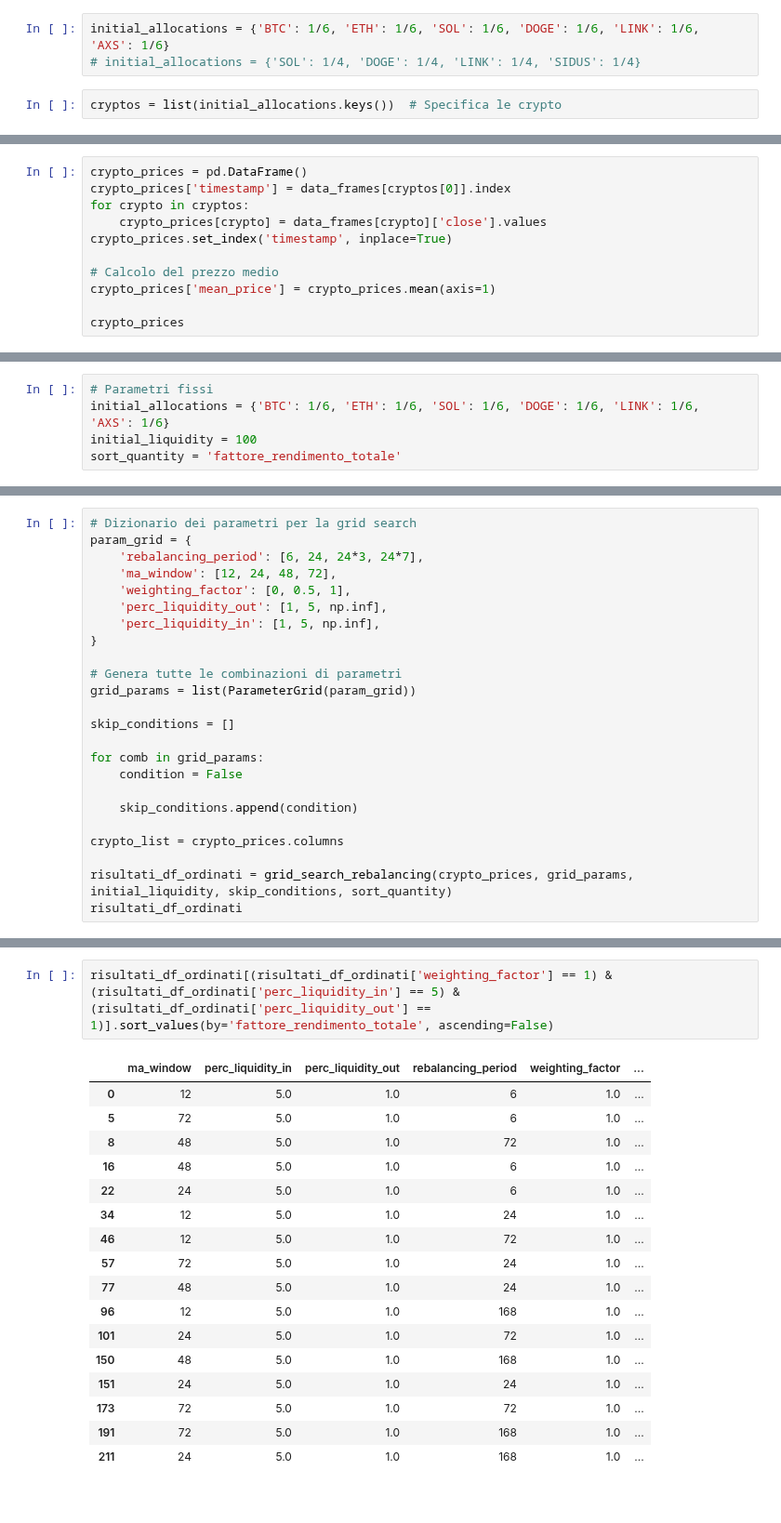
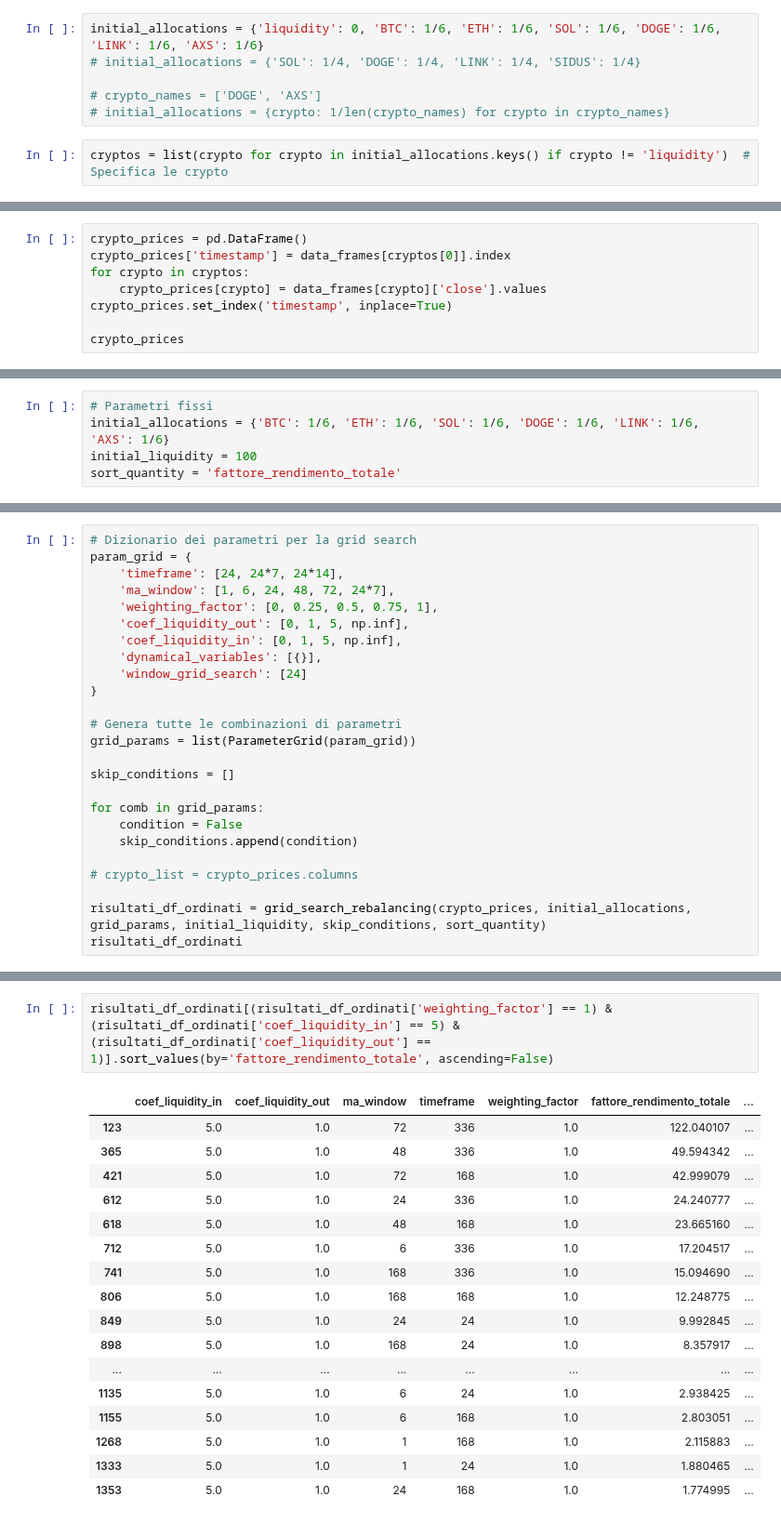
Before and after one commit to AleImbri/Crypto-strategies-simulations, a Jupyter notebook: Rotazione multi-asset con medie mobili.ipynb, the cells around one changed output, grey strips where cells are left out. Shown at 93% size. Cells and saved outputs as stored; diff of their text form.

Commit message:
Aggiornamenti importanti con parametri dinamici a Rotazione multi-asset con medie mobili

```diff
--- a/Rotazione multi-asset con medie mobili.ipynb
+++ b/Rotazione multi-asset con medie mobili.ipynb
@@ -504,8 +844,11 @@ def simulate_trading_strategy(
 # %%
-initial_allocations = {'BTC': 1/6, 'ETH': 1/6, 'SOL': 1/6, 'DOGE': 1/6, 'LINK': 1/6, 'AXS': 1/6}
+initial_allocations = {'liquidity': 0, 'BTC': 1/6, 'ETH': 1/6, 'SOL': 1/6, 'DOGE': 1/6, 'LINK': 1/6, 'AXS': 1/6}
 # initial_allocations = {'SOL': 1/4, 'DOGE': 1/4, 'LINK': 1/4, 'SIDUS': 1/4}
+
+# crypto_names = ['DOGE', 'AXS']
+# initial_allocations = {crypto: 1/len(crypto_names) for crypto in crypto_names}
 # %%
-cryptos = list(initial_allocations.keys())  # Specifica le crypto
+cryptos = list(crypto for crypto in initial_allocations.keys() if crypto != 'liquidity')  # Specifica le crypto
 # %%
 timeframe_download = '1h'  # Specifica il timeframe ('1m', '5m', '1h', '1d', etc.)
 start_date = '2021-01-01'  # Data di inizio
@@ -528,8 +871,5 @@ for crypto in cryptos:
     crypto_prices[crypto] = data_frames[crypto]['close'].values
 crypto_prices.set_index('timestamp', inplace=True)
 
-# Calcolo del prezzo medio
-crypto_prices['mean_price'] = crypto_prices.mean(axis=1)
-
 crypto_prices
 # %% [output]
@@ -694,11 +1003,13 @@ def grid_search_rebalancing(dati, grid_params, initial_liquidity, skip_condition
 # %%
 # Dizionario dei parametri per la grid search
 param_grid = {
-    'rebalancing_period': [6, 24, 24*3, 24*7],
-    'ma_window': [12, 24, 48, 72],
-    'weighting_factor': [0, 0.5, 1],
-    'perc_liquidity_out': [1, 5, np.inf],
-    'perc_liquidity_in': [1, 5, np.inf],
+    'timeframe': [24, 24*7, 24*14],
+    'ma_window': [1, 6, 24, 48, 72, 24*7],
+    'weighting_factor': [0, 0.25, 0.5, 0.75, 1],
+    'coef_liquidity_out': [0, 1, 5, np.inf],
+    'coef_liquidity_in': [0, 1, 5, np.inf],
+    'dynamical_variables': [{}],
+    'window_grid_search': [24]
 }
 
 # Genera tutte le combinazioni di parametri
@@ -708,11 +1019,10 @@ skip_conditions = []
 
 for comb in grid_params:
     condition = False
-
     skip_conditions.append(condition)
 
-crypto_list = crypto_prices.columns
+# crypto_list = crypto_prices.columns
 
-risultati_df_ordinati = grid_search_rebalancing(crypto_prices, grid_params, initial_liquidity, skip_conditions, sort_quantity)
+risultati_df_ordinati = grid_search_rebalancing(crypto_prices, initial_allocations, grid_params, initial_liquidity, skip_conditions, sort_quantity)
 risultati_df_ordinati
 # %% [output]
@@ -812,20 +1059,20 @@ Parametri: {'ma_window': 24, 'perc_liquidity_in': inf, 'perc_liquidity_out': 1,
 # %%
-risultati_df_ordinati[(risultati_df_ordinati['weighting_factor'] == 1) & (risultati_df_ordinati['perc_liquidity_in'] == 5) & (risultati_df_ordinati['perc_liquidity_out'] == 1)].sort_values(by='fattore_rendimento_totale', ascending=False)
+risultati_df_ordinati[(risultati_df_ordinati['weighting_factor'] == 1) & (risultati_df_ordinati['coef_liquidity_in'] == 5) & (risultati_df_ordinati['coef_liquidity_out'] == 1)].sort_values(by='fattore_rendimento_totale', ascending=False)
 # %% [output]
-|  | ma_window | perc_liquidity_in | perc_liquidity_out | rebalancing_period | weighting_factor | ... |
-| 0 | 12 | 5.0 | 1.0 | 6 | 1.0 | ... |
-| 5 | 72 | 5.0 | 1.0 | 6 | 1.0 | ... |
-| 8 | 48 | 5.0 | 1.0 | 72 | 1.0 | ... |
-| 16 | 48 | 5.0 | 1.0 | 6 | 1.0 | ... |
-| 22 | 24 | 5.0 | 1.0 | 6 | 1.0 | ... |
-| 34 | 12 | 5.0 | 1.0 | 24 | 1.0 | ... |
-| 46 | 12 | 5.0 | 1.0 | 72 | 1.0 | ... |
-| 57 | 72 | 5.0 | 1.0 | 24 | 1.0 | ... |
-| 77 | 48 | 5.0 | 1.0 | 24 | 1.0 | ... |
-| 96 | 12 | 5.0 | 1.0 | 168 | 1.0 | ... |
-| 101 | 24 | 5.0 | 1.0 | 72 | 1.0 | ... |
-| 150 | 48 | 5.0 | 1.0 | 168 | 1.0 | ... |
-| 151 | 24 | 5.0 | 1.0 | 24 | 1.0 | ... |
-| 173 | 72 | 5.0 | 1.0 | 72 | 1.0 | ... |
-| 191 | 72 | 5.0 | 1.0 | 168 | 1.0 | ... |
-| 211 | 24 | 5.0 | 1.0 | 168 | 1.0 | ... |
+|  | coef_liquidity_in | coef_liquidity_out | ma_window | timeframe | weighting_factor | fattore_rendimento_totale | ... |
+| 123 | 5.0 | 1.0 | 72 | 336 | 1.0 | 122.040107 | ... |
+| 365 | 5.0 | 1.0 | 48 | 336 | 1.0 | 49.594342 | ... |
+| 421 | 5.0 | 1.0 | 72 | 168 | 1.0 | 42.999079 | ... |
+| 612 | 5.0 | 1.0 | 24 | 336 | 1.0 | 24.240777 | ... |
+| 618 | 5.0 | 1.0 | 48 | 168 | 1.0 | 23.665160 | ... |
+| 712 | 5.0 | 1.0 | 6 | 336 | 1.0 | 17.204517 | ... |
+| 741 | 5.0 | 1.0 | 168 | 336 | 1.0 | 15.094690 | ... |
+| 806 | 5.0 | 1.0 | 168 | 168 | 1.0 | 12.248775 | ... |
+| 849 | 5.0 | 1.0 | 24 | 24 | 1.0 | 9.992845 | ... |
+| 898 | 5.0 | 1.0 | 168 | 24 | 1.0 | 8.357917 | ... |
+| ... | ... | ... | ... | ... | ... | ... | ... |
+| 1135 | 5.0 | 1.0 | 6 | 24 | 1.0 | 2.938425 | ... |
+| 1155 | 5.0 | 1.0 | 6 | 168 | 1.0 | 2.803051 | ... |
+| 1268 | 5.0 | 1.0 | 1 | 168 | 1.0 | 2.115883 | ... |
+| 1333 | 5.0 | 1.0 | 1 | 24 | 1.0 | 1.880465 | ... |
+| 1353 | 5.0 | 1.0 | 24 | 168 | 1.0 | 1.774995 | ... |
```
Also changed, not shown: parts of 43 cells of this notebook, 1 other file.
